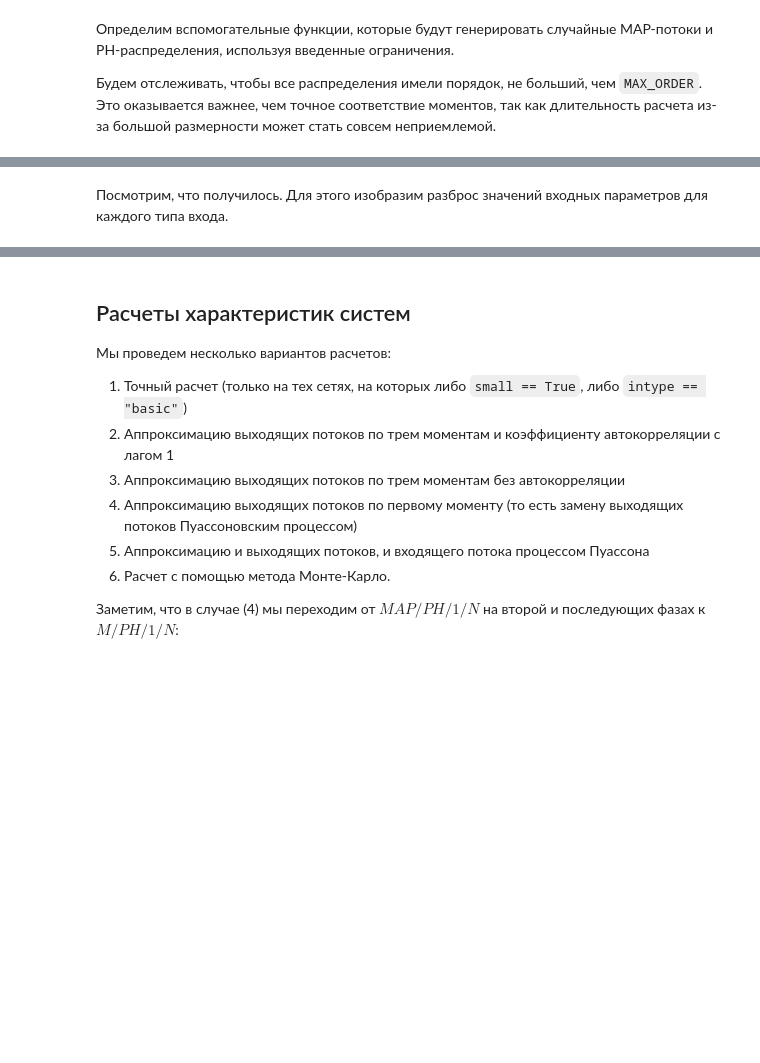
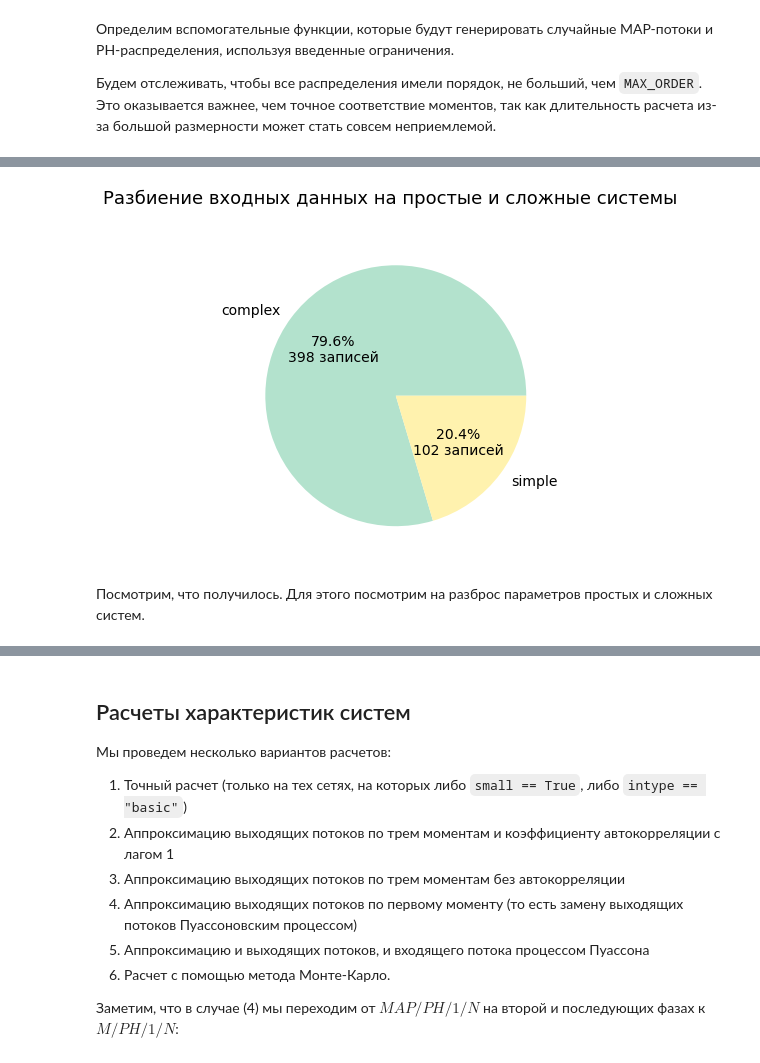
Before and after one commit to ipu69/pyqumo_old, a Jupyter notebook: experiments/1.1. Tandem performance with approximations.ipynb, the cells around one changed output, grey strips where cells are left out. Saved outputs shown, nothing was run; the diff lists cells and outputs as text; code cells hidden in the pictures; blank space fills up the shorter version.

```diff
--- a/experiments/1.1. Tandem performance with approximations.ipynb
+++ b/experiments/1.1. Tandem performance with approximations.ipynb
@@ -390,2 +370,12 @@ plot_inputs_pies()
+# %%
+# Посмотрим на разбиение на простые и сложные модели
+fig, ax = plt.subplots(figsize=(6, 6))
+ax.pie(GEN_DF.complexity.value_counts(), colors=[LIGHT_CMAP(0), LIGHT_CMAP(0.7)],
+       autopct=lambda pct: "{:.1f}%\n{:d} записей".format(pct, int(round(pct/100.*len(GEN_DF)))),
+       labels=GEN_DF.complexity.unique(), textprops={'fontsize': 14})
+fig.suptitle('Разбиение входных данных на простые и сложные системы', fontsize=18)
+None
+# %% [output]
+[figure, added]
 # %% [markdown]
-Посмотрим, что получилось. Для этого изобразим разброс значений входных параметров для каждого типа входа.
+Посмотрим, что получилось. Для этого посмотрим на разброс параметров простых и сложных систем.
```
Also changed, not shown: parts of 42 cells of this notebook, 14 other files.
